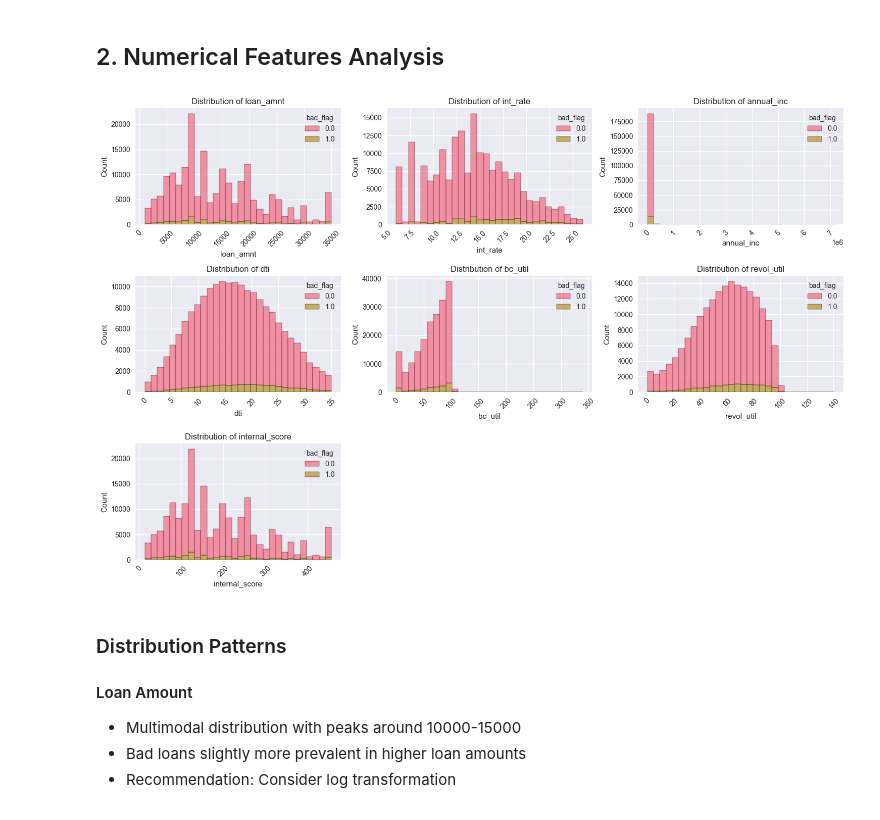
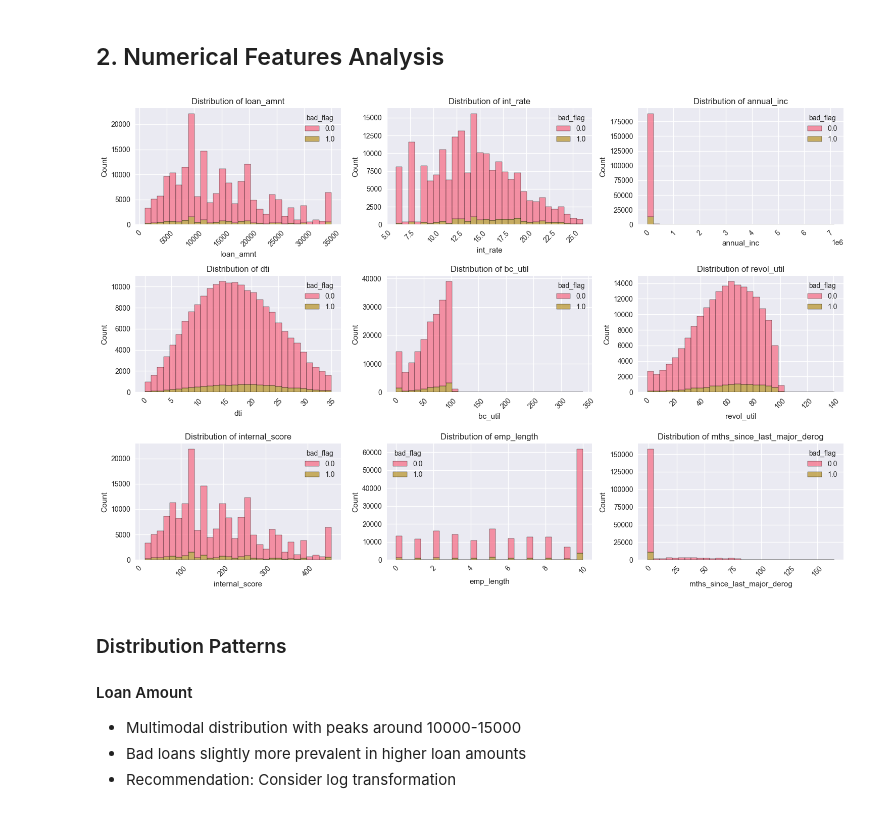
Before and after one commit to TejoVinay/loan-default-prediction, a Jupyter notebook: notebooks/03_eda_data_viz_insights.ipynb, the cells around one changed output. Drawn from its saved outputs; the diff is of its cells as text; code cells hidden in the pictures.

```diff
--- a/notebooks/03_eda_data_viz_insights.ipynb
+++ b/notebooks/03_eda_data_viz_insights.ipynb
@@ -86,20 +86,20 @@ Name: proportion, dtype: float64
 # %%
 # 2. Numerical Features Distribution
 # Create histograms with KDE for key numerical features
 numerical_features = ['loan_amnt', 'int_rate', 'annual_inc', 'dti',
-                     'bc_util', 'revol_util', 'internal_score']
+                     'bc_util', 'revol_util', 'internal_score', 'emp_length', 'mths_since_last_major_derog']
 
 plt.figure(figsize=(15, 10))
 for i, feature in enumerate(numerical_features, 1):
     plt.subplot(3, 3, i)
     sns.histplot(data=df, x=feature, hue='bad_flag', multiple="stack", bins=30)
     plt.title(f'Distribution of {feature}')
     plt.xlabel(feature)
     plt.xticks(rotation=45)
 plt.tight_layout()
 plt.show()
 # %% [output]
-[figure, old version]
+[figure, new version]
 # %% [markdown]
 ### Distribution Patterns
 #### Loan Amount
```
Also changed, not shown: parts of 3 cells of this notebook, 3 other files.
